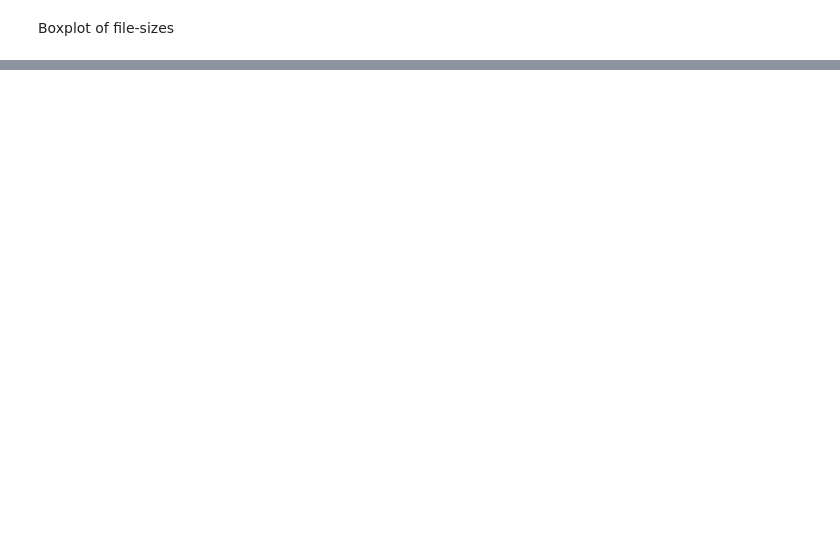
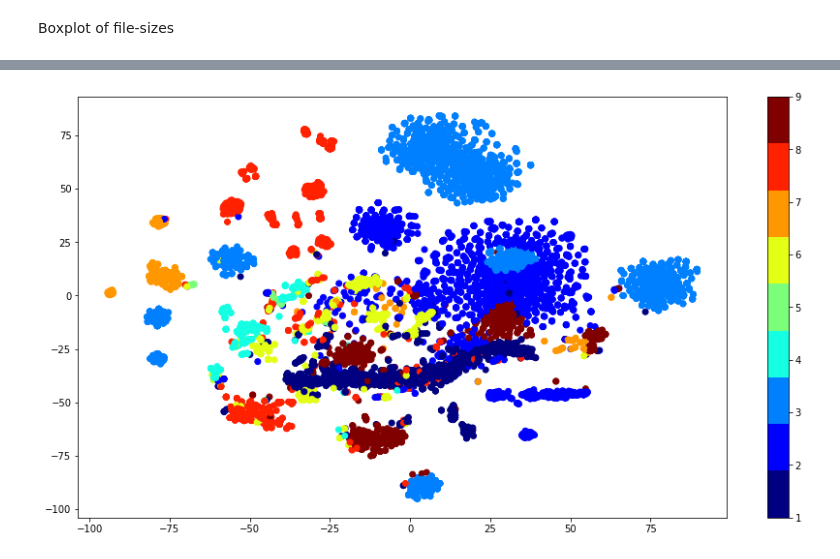
Before and after one commit to mohd-saifuddin/Applied-Roots, a Jupyter notebook: Applied-AI-Course/Modules/M06-ML-Case-Studies/06-Microsoft-Malware-Detection/Microsoft-Malware-Detection-Practice.ipynb, the cells around one changed output, grey strips where cells are left out. Drawn from its saved outputs; the diff is of its cells as text; code cells hidden in the pictures; blank space fills up the shorter version.

```diff
--- a/Applied-AI-Course/Modules/M06-ML-Case-Studies/06-Microsoft-Malware-Detection/Microsoft-Malware-Detection-Practice.ipynb
+++ b/Applied-AI-Course/Modules/M06-ML-Case-Studies/06-Microsoft-Malware-Detection/Microsoft-Malware-Detection-Practice.ipynb
@@ -235,0 +350,17 @@ plt.show()
+# %%
+def normalize(df):
+    """
+    Min-max normalizer.
+    """
+    result = df.copy()
+    df_columns = list(df.columns)
+    df_columns.remove('ID')
+    df_columns.remove('Class')
+    for feature_name in df_columns:
+        max_value = df[feature_name].max()
+        min_value = df[feature_name].min()
+        result[feature_name] = (df[feature_name] - min_value) / (max_value - min_value)
+    return result
+# %%
+bytes_result = normalize(df=bytes_result)
+display(bytes_result.head())
@@ -235,0 +377,2 @@ plt.show()
+# %%
+bytes_tSNE_result = bytes_result.drop(labels=['ID', 'Class'], axis=1)
@@ -235,0 +389,21 @@ plt.show()
+# %%
+def plot_tSNE(perplexity, df, y_all):
+    """
+    Plots the tSNE.
+    """
+    xtSNE = TSNE(perplexity=50)
+    xtSNE_result = xtSNE.fit_transform(X=df)
+    vis_x = xtSNE_result[:, 0]
+    vis_y = xtSNE_result[:, 1]
+
+    c = list(map(int, y_all))
+
+    plt.figure(figsize=(15, 8))
+    plt.scatter(x=vis_x, y=vis_y, c=c, cmap=plt.cm.get_cmap('jet', 9))
+    plt.colorbar()
+    plt.clim(vmin=1, vmax=9)
+    plt.show()
+# %%
+plot_tSNE(perplexity=50, df=bytes_tSNE_result, y_all=y_all)
+# %% [output]
+[figure, added]
```
Also changed, not shown: parts of 28 cells of this notebook, 1 other file.
